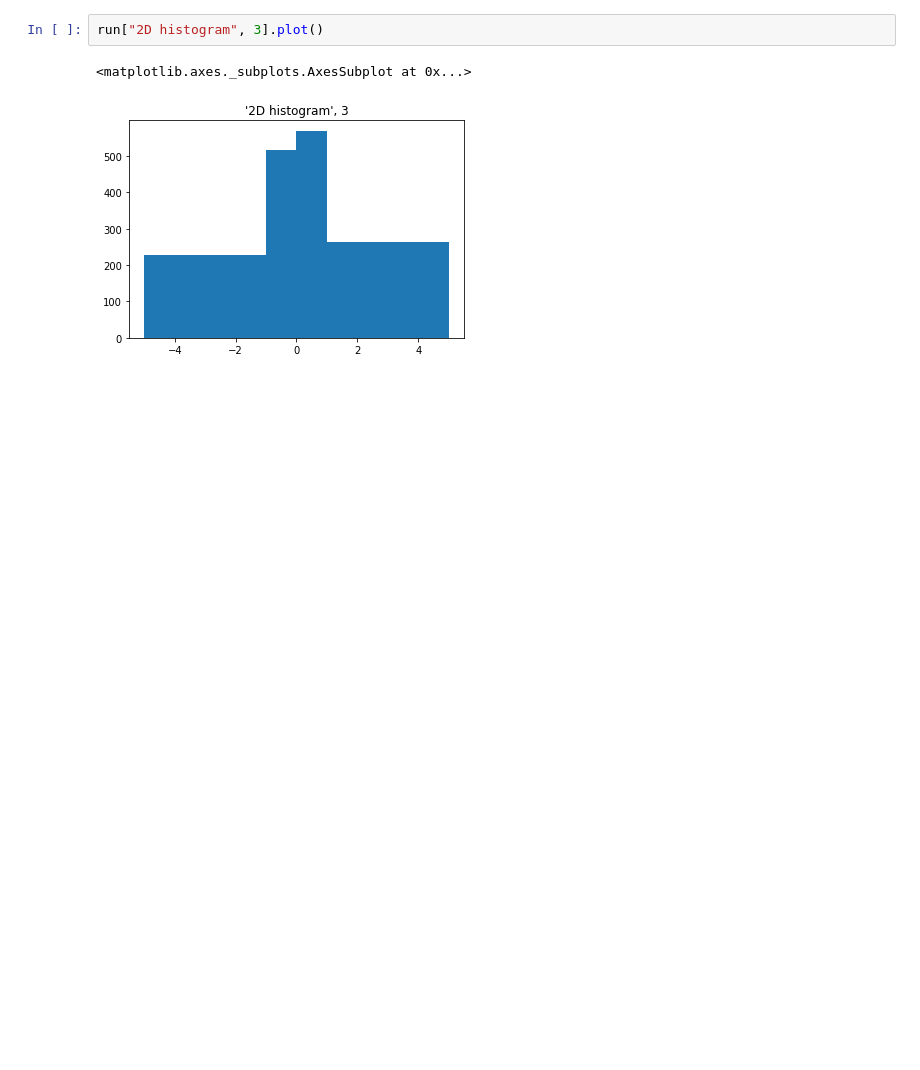
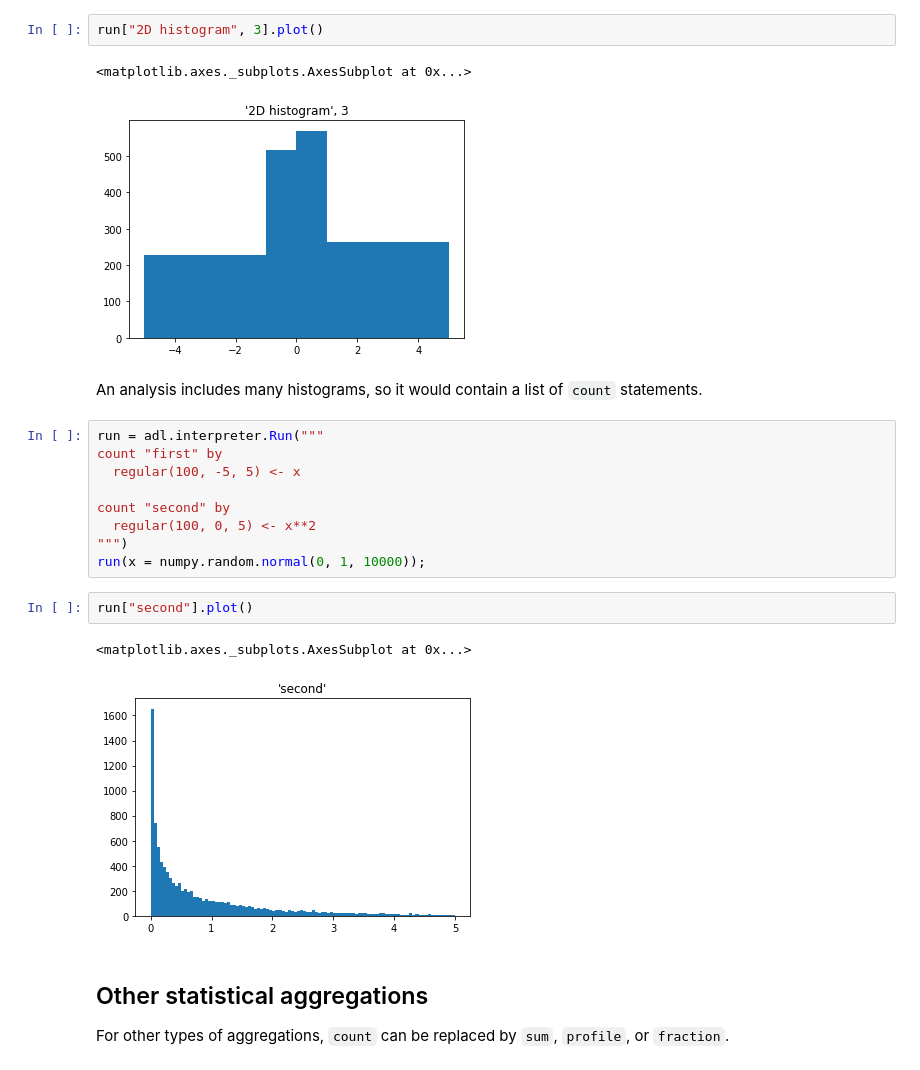
Before and after one commit to jpivarski/analysis-description-language, a Jupyter notebook: binder/demo.ipynb, the cells around one changed output. Drawn from its saved outputs; the diff is of its cells as text; blank space fills up the shorter version.

```diff
--- a/binder/demo.ipynb
+++ b/binder/demo.ipynb
@@ -75,3 +77,23 @@ run["2D histogram", 3].plot()
 # %% [output]
 <matplotlib.axes._subplots.AxesSubplot at 0x...>
 [figure]
+# %% [markdown]
+An analysis includes many histograms, so it would contain a list of `count` statements.
+# %%
+run = adl.interpreter.Run("""
+count "first" by
+  regular(100, -5, 5) <- x
+
+count "second" by
+  regular(100, 0, 5) <- x**2
+""")
+run(x = numpy.random.normal(0, 1, 10000));
+# %%
+run["second"].plot()
+# %% [output]
+<matplotlib.axes._subplots.AxesSubplot at 0x...>
+[figure, added]
+# %% [markdown]
+## Other statistical aggregations
+
+For other types of aggregations, `count` can be replaced by `sum`, `profile`, or `fraction`.
```
Also changed, not shown: parts of 11 cells of this notebook, 1 other file.
